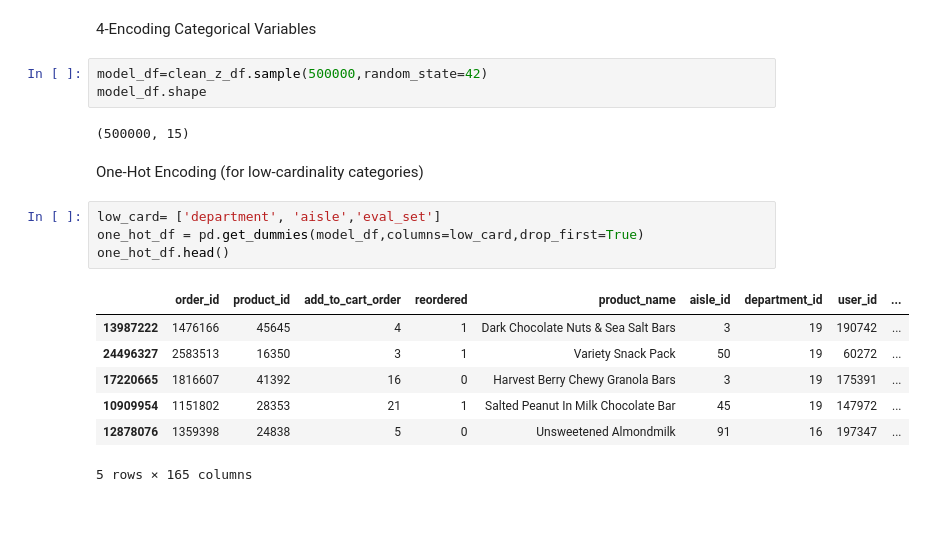
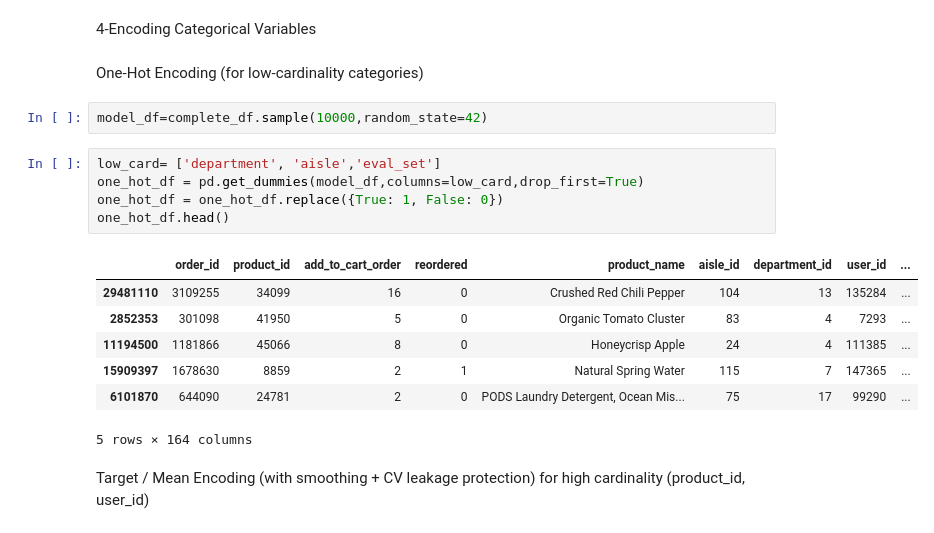
Before and after one commit to 3qouri/ML-Project, a Jupyter notebook: Project.ipynb, the cells around one changed output. Saved outputs shown, nothing was run; the diff lists cells and outputs as text.

```diff
--- a/Project.ipynb
+++ b/Project.ipynb
@@ -491,21 +525,21 @@ plt.show()
 # %% [markdown]
 4-Encoding Categorical Variables
-# %%
-model_df=clean_z_df.sample(500000,random_state=42)
-model_df.shape
-# %% [output]
-(500000, 15)
 # %% [markdown]
 One-Hot Encoding (for low-cardinality categories)
+# %%
+model_df=complete_df.sample(10000,random_state=42)
 # %%
 low_card= ['department', 'aisle','eval_set']
 one_hot_df = pd.get_dummies(model_df,columns=low_card,drop_first=True)
+one_hot_df = one_hot_df.replace({True: 1, False: 0})
 one_hot_df.head()
 # %% [output]
 |  | order_id | product_id | add_to_cart_order | reordered | product_name | aisle_id | department_id | user_id | ... |
-| 13987222 | 1476166 | 45645 | 4 | 1 | Dark Chocolate Nuts & Sea Salt Bars | 3 | 19 | 190742 | ... |
-| 24496327 | 2583513 | 16350 | 3 | 1 | Variety Snack Pack | 50 | 19 | 60272 | ... |
-| 17220665 | 1816607 | 41392 | 16 | 0 | Harvest Berry Chewy Granola Bars | 3 | 19 | 175391 | ... |
-| 10909954 | 1151802 | 28353 | 21 | 1 | Salted Peanut In Milk Chocolate Bar | 45 | 19 | 147972 | ... |
-| 12878076 | 1359398 | 24838 | 5 | 0 | Unsweetened Almondmilk | 91 | 16 | 197347 | ... |
+| 29481110 | 3109255 | 34099 | 16 | 0 | Crushed Red Chili Pepper | 104 | 13 | 135284 | ... |
+| 2852353 | 301098 | 41950 | 5 | 0 | Organic Tomato Cluster | 83 | 4 | 7293 | ... |
+| 11194500 | 1181866 | 45066 | 8 | 0 | Honeycrisp Apple | 24 | 4 | 111385 | ... |
+| 15909397 | 1678630 | 8859 | 2 | 1 | Natural Spring Water | 115 | 7 | 147365 | ... |
+| 6101870 | 644090 | 24781 | 2 | 0 | PODS Laundry Detergent, Ocean Mis... | 75 | 17 | 99290 | ... |
-5 rows × 165 columns
+5 rows × 164 columns
+# %% [markdown]
+Target / Mean Encoding (with smoothing + CV leakage protection) for high cardinality (product_id, user_id)
```
Also changed, not shown: parts of 32 cells of this notebook.
